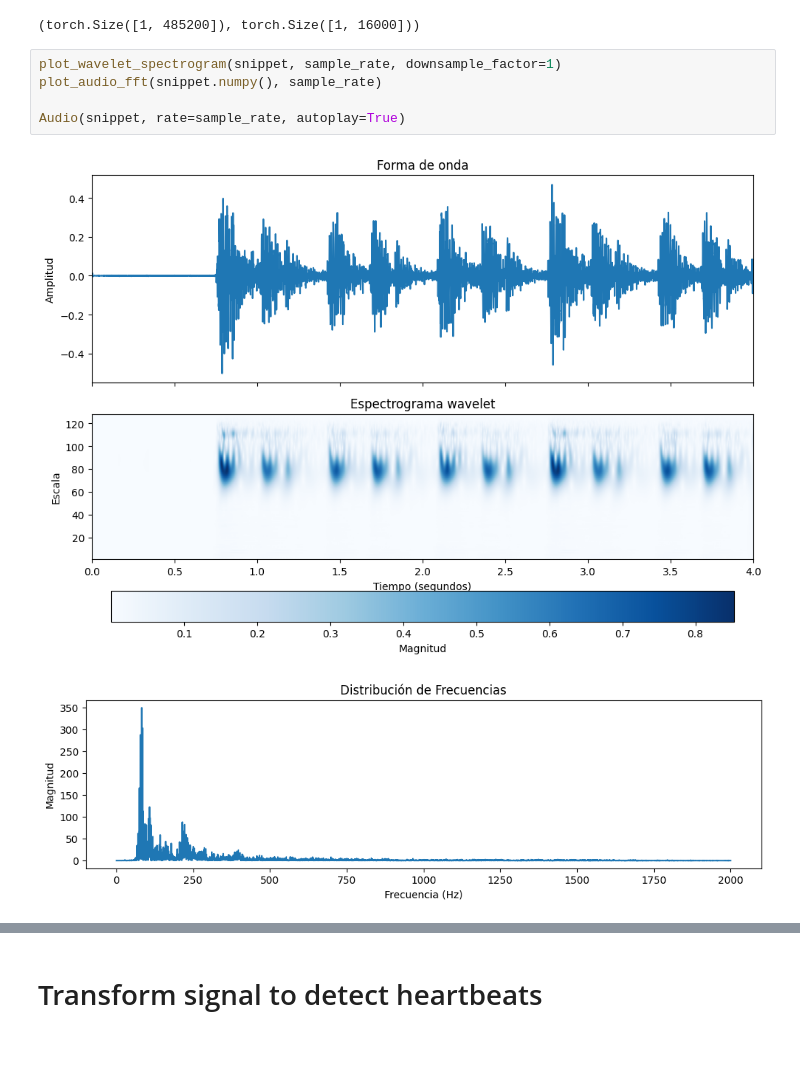
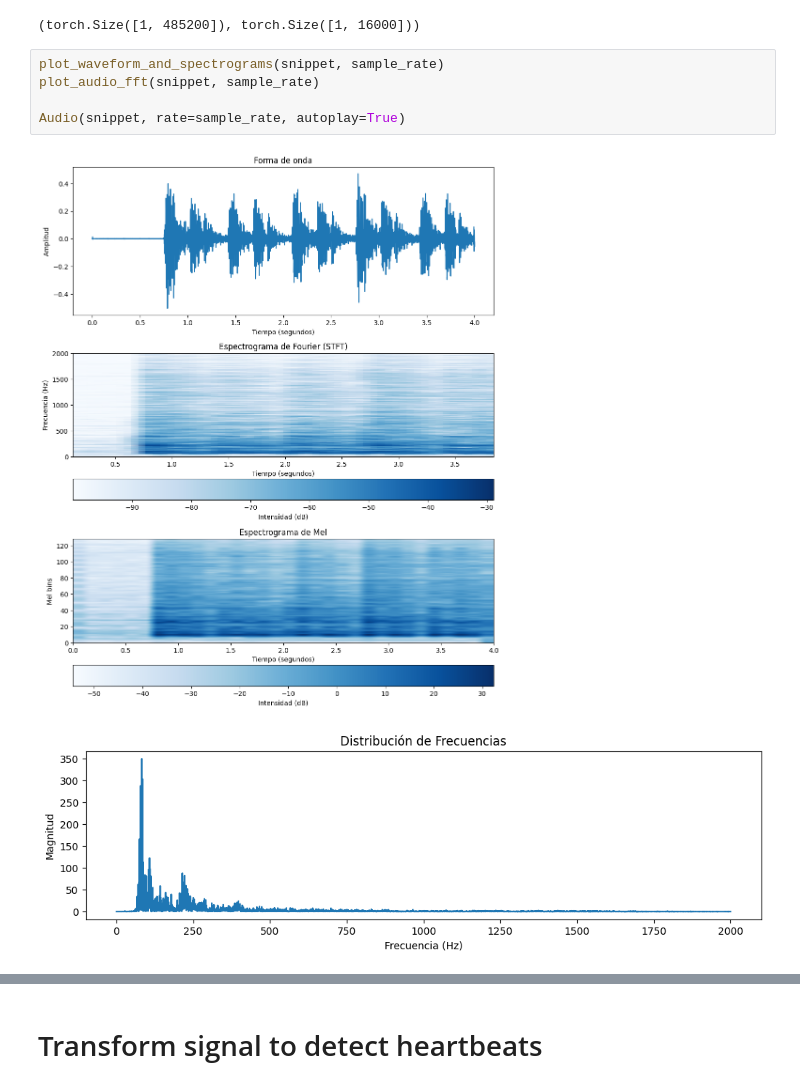
Before and after one commit to Afroefras/coratech, a Jupyter notebook: notebooks/SAM/sam_mobile.ipynb, the cells around one changed output, grey strips where cells are left out. Cells and saved outputs as stored; diff of their text form; blank space fills up the shorter version.

```diff
--- a/notebooks/SAM/sam_mobile.ipynb
+++ b/notebooks/SAM/sam_mobile.ipynb
@@ -48,12 +54,12 @@ audio.shape, snippet.shape
 # %% [output]
 (torch.Size([1, 485200]), torch.Size([1, 16000]))
 # %%
-plot_wavelet_spectrogram(snippet, sample_rate, downsample_factor=1)
-plot_audio_fft(snippet.numpy(), sample_rate)
+plot_waveform_and_spectrograms(snippet, sample_rate)
+plot_audio_fft(snippet, sample_rate)
 
 Audio(snippet, rate=sample_rate, autoplay=True)
 # %% [output]
-[figure, old version]
+[figure, new version]
 [figure]
 [interactive output not drawn]
 # %% [markdown]
```
Also changed, not shown: parts of 5 cells of this notebook, 9 other files.
